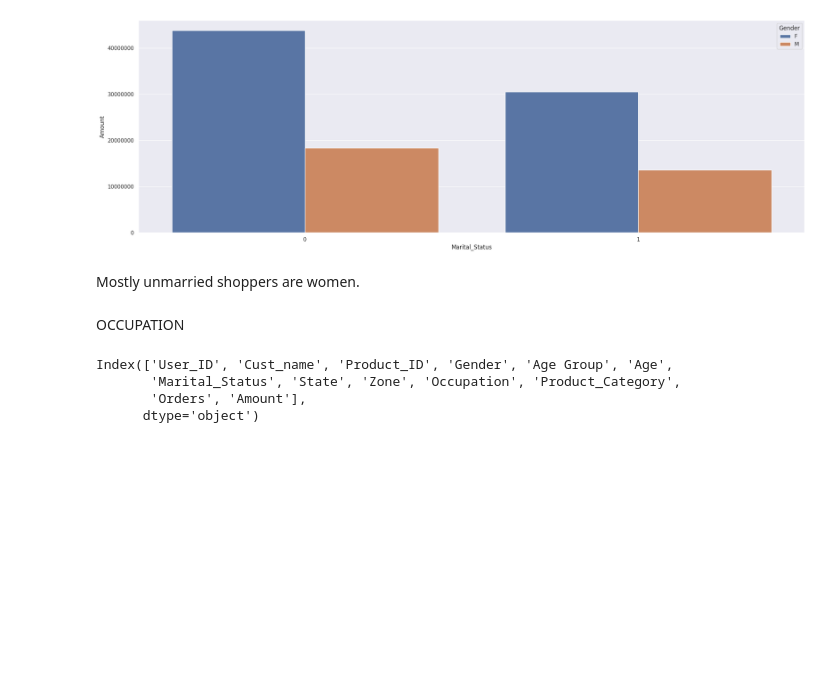
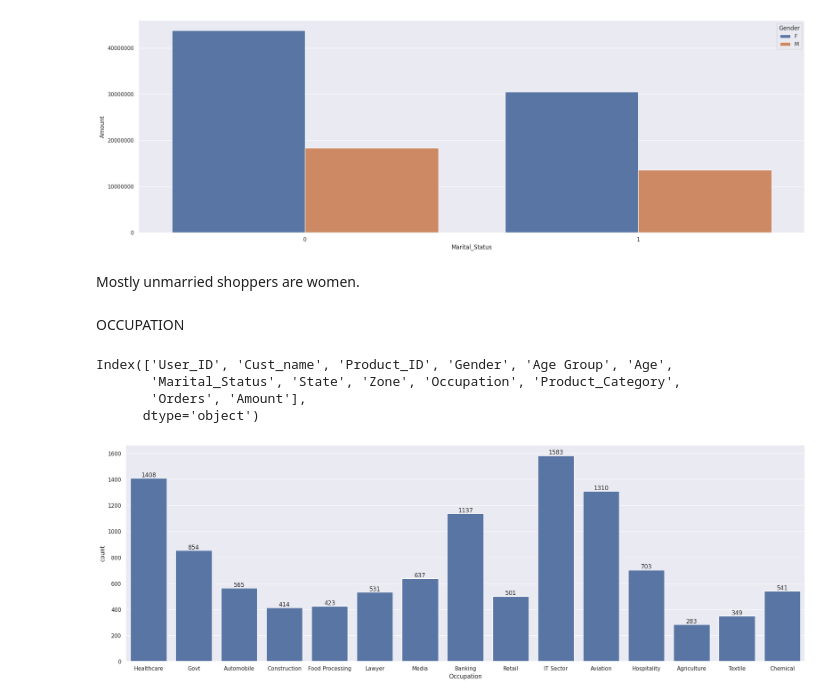
Before and after one commit to simplyshree/Consumer-Prediction-using-EDA-, a Jupyter notebook: Python_EDA_Project.ipynb, the cells around one changed output. Saved outputs shown, nothing was run; the diff lists cells and outputs as text; code cells hidden in the pictures; blank space fills up the shorter version.

```diff
--- a/Python_EDA_Project.ipynb
+++ b/Python_EDA_Project.ipynb
@@ -329,3 +329,10 @@ Index(['User_ID', 'Cust_name', 'Product_ID', 'Gender', 'Age Group', 'Age',
        'Marital_Status', 'State', 'Zone', 'Occupation', 'Product_Category',
        'Orders', 'Amount'],
       dtype='object')
+# %%
+ax= sns.countplot(x='Occupation',data=df)
+
+for bars in ax.containers:
+  ax.bar_label(bars)
+# %% [output]
+[figure, added]
```
Also changed, not shown: parts of 9 cells of this notebook.
